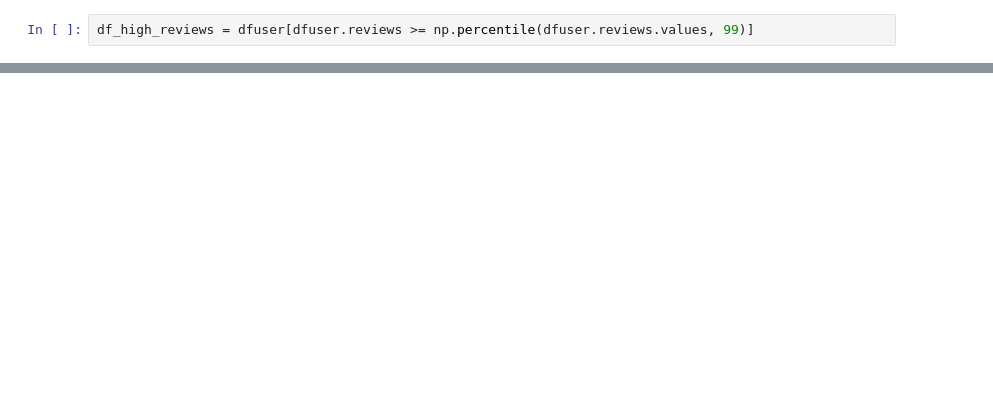
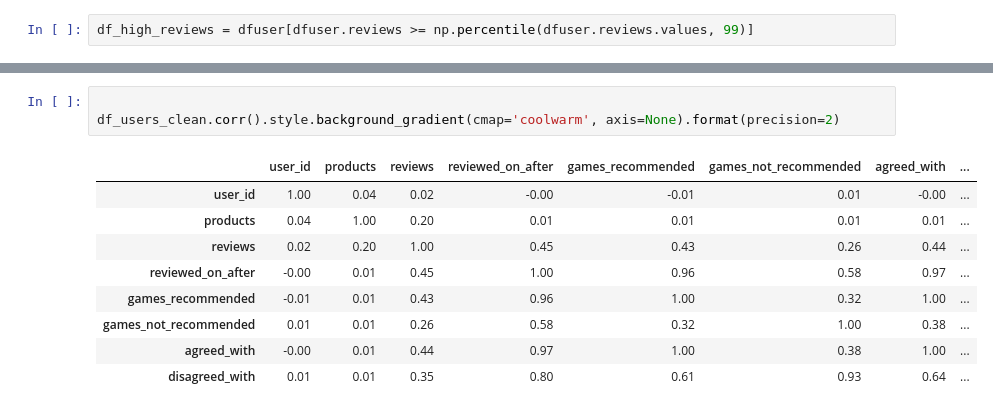
Before and after one commit to swatt45/Capstone, a Jupyter notebook: D502 EDA.ipynb, the cells around one changed output, grey strips where cells are left out. Cells and saved outputs as stored; diff of their text form; blank space fills up the shorter version.

```diff
--- a/D502 EDA.ipynb
+++ b/D502 EDA.ipynb
@@ -466,0 +147,13 @@ plt.show()
+# %%
+
+df_users_clean.corr().style.background_gradient(cmap='coolwarm', axis=None).format(precision=2)
+# %% [output]
+|  | user_id | products | reviews | reviewed_on_after | games_recommended | games_not_recommended | agreed_with | ... |
+| user_id | 1.00 | 0.04 | 0.02 | -0.00 | -0.01 | 0.01 | -0.00 | ... |
+| products | 0.04 | 1.00 | 0.20 | 0.01 | 0.01 | 0.01 | 0.01 | ... |
+| reviews | 0.02 | 0.20 | 1.00 | 0.45 | 0.43 | 0.26 | 0.44 | ... |
+| reviewed_on_after | -0.00 | 0.01 | 0.45 | 1.00 | 0.96 | 0.58 | 0.97 | ... |
+| games_recommended | -0.01 | 0.01 | 0.43 | 0.96 | 1.00 | 0.32 | 1.00 | ... |
+| games_not_recommended | 0.01 | 0.01 | 0.26 | 0.58 | 0.32 | 1.00 | 0.38 | ... |
+| agreed_with | -0.00 | 0.01 | 0.44 | 0.97 | 1.00 | 0.38 | 1.00 | ... |
+| disagreed_with | 0.01 | 0.01 | 0.35 | 0.80 | 0.61 | 0.93 | 0.64 | ... |
```
Also changed, not shown: parts of 44 cells of this notebook.
